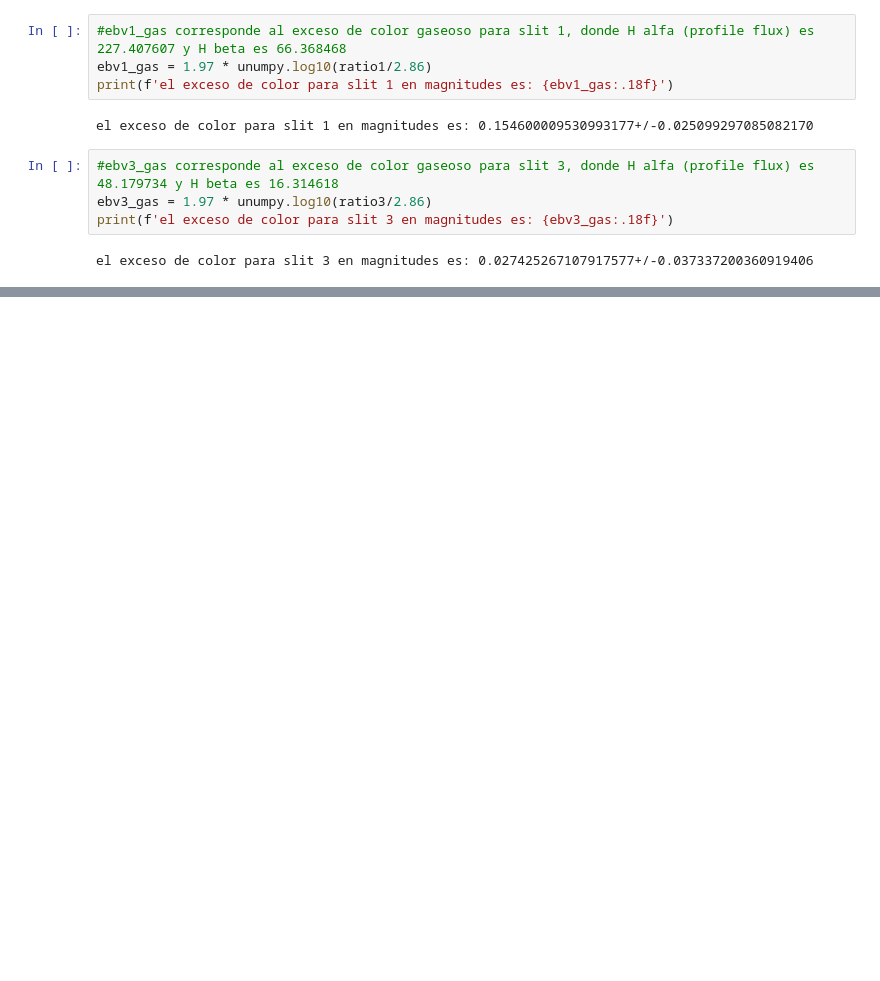
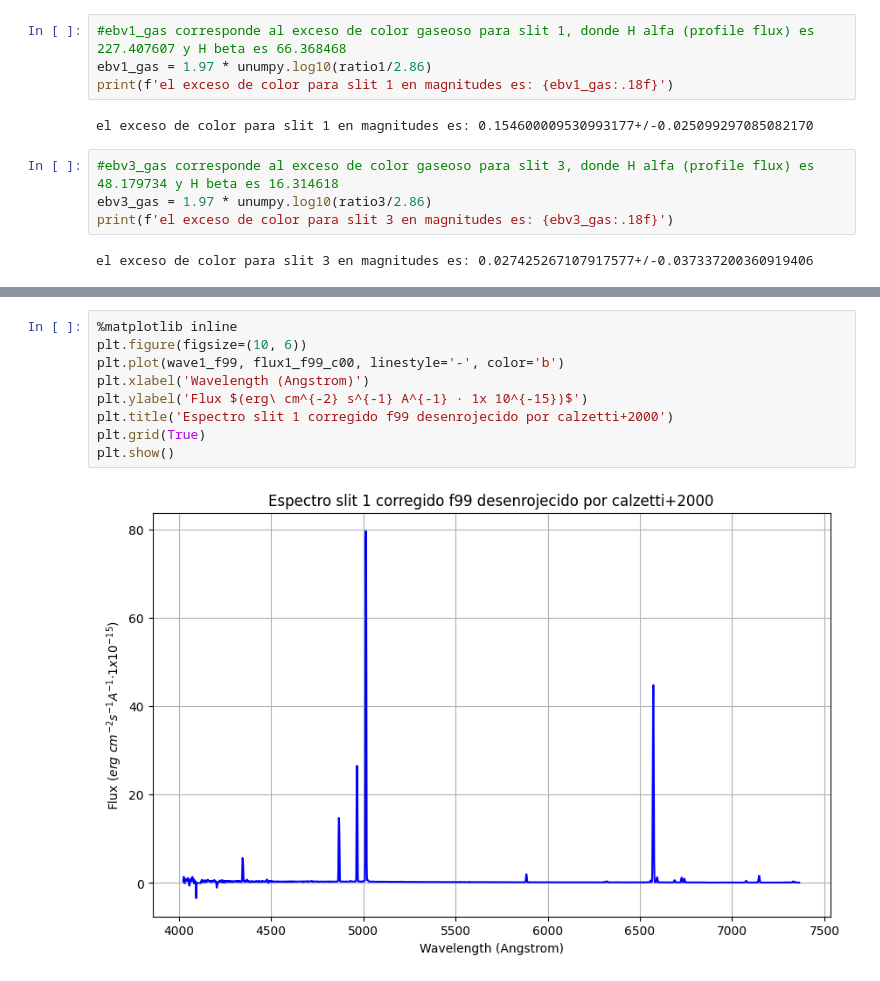
Before and after one commit to blnblnbln/TESIS, a Jupyter notebook: codes/lib.ipynb, the cells around one changed output, grey strips where cells are left out. Drawn from its saved outputs; the diff is of its cells as text; blank space fills up the shorter version.

```diff
--- a/codes/lib.ipynb
+++ b/codes/lib.ipynb
@@ -102,0 +335,11 @@ el exceso de color para slit 3 en magnitudes es: 0.027425267107917577+/-0.037337
+# %%
+%matplotlib inline
+plt.figure(figsize=(10, 6))
+plt.plot(wave1_f99, flux1_f99_c00, linestyle='-', color='b')
+plt.xlabel('Wavelength (Angstrom)')
+plt.ylabel('Flux $(erg\ cm^{-2} s^{-1} A^{-1} · 1x 10^{-15})$')
+plt.title('Espectro slit 1 corregido f99 desenrojecido por calzetti+2000')
+plt.grid(True)
+plt.show()
+# %% [output]
+[figure, added]
```
Also changed, not shown: parts of 27 cells of this notebook, 2 other files.
